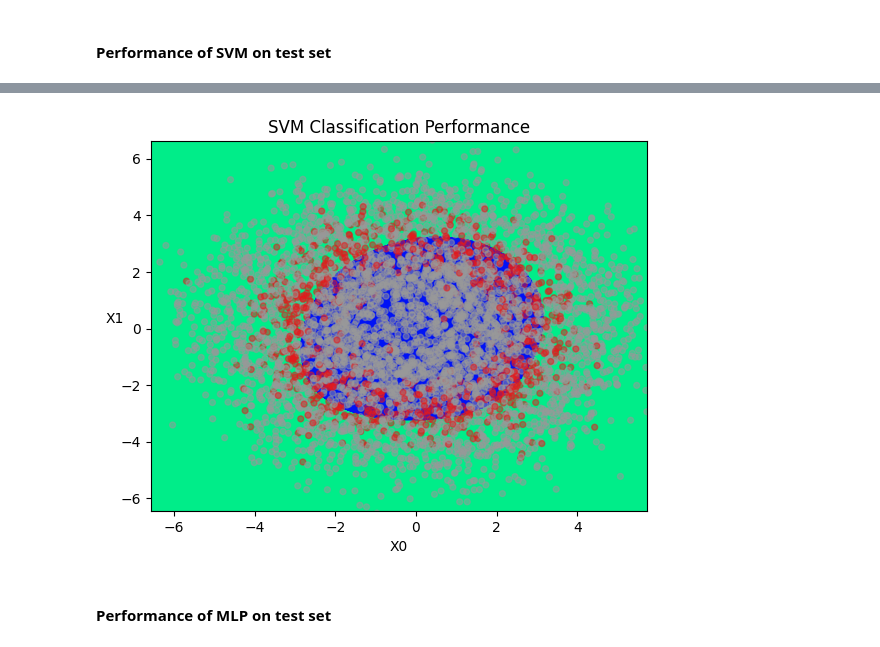
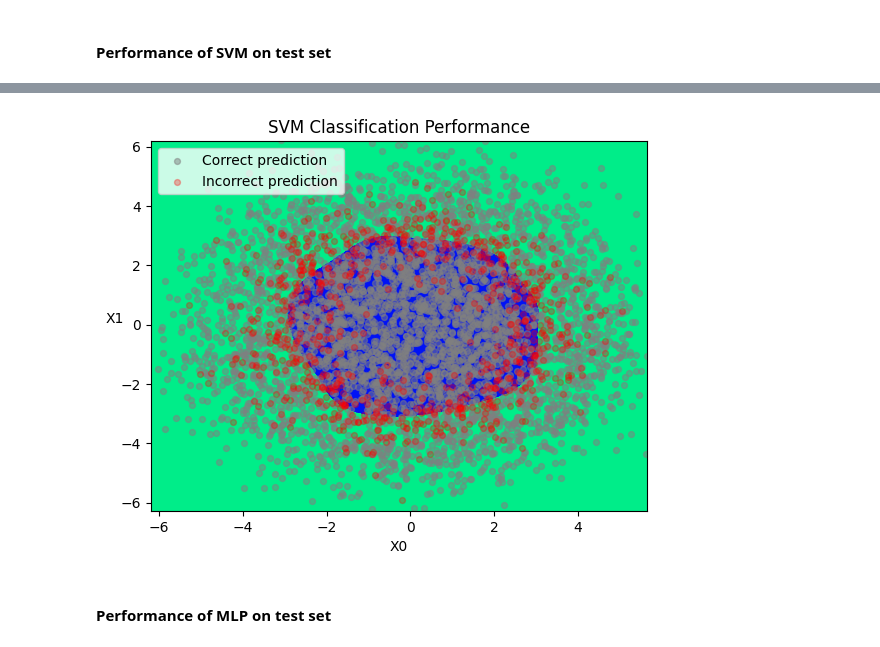
Before and after one commit to PdAlbedo/CS6140_Machine_Learning, a Jupyter notebook: A2/CS6140_Assign_2_F22_Q1_SVM_MLP.ipynb, the cells around one changed output, grey strips where cells are left out. Saved outputs shown, nothing was run; the diff lists cells and outputs as text; code cells hidden in the pictures.

```diff
--- a/A2/CS6140_Assign_2_F22_Q1_SVM_MLP.ipynb
+++ b/A2/CS6140_Assign_2_F22_Q1_SVM_MLP.ipynb
@@ -294,34 +294,40 @@ Epochs: 1000            Acc: 0.8232             MSE: 0.1768
 # %%
 svm_clf = svm.SVC(kernel = 'rbf', C = best_params_svm['C'], gamma = best_params_svm['gamma'], max_iter = 2000).fit(x_train, y_train)
 svm_prediction = plt.figure()
 
 svm_x_min, svm_x_max = x_train['x0'].min(), x_train['x0'].max()
 svm_y_min, svm_y_max = x_train['x1'].min(), x_train['x1'].max()
 svm_xx, svm_yy = np.meshgrid(np.arange(svm_x_min, svm_x_max, 0.02), np.arange(svm_y_min, svm_y_max, 0.02))
 
 svm_y_pred = svm_clf.predict(x_test)
 svm_y_p = svm_clf.predict(np.c_[svm_xx.ravel(), svm_yy.ravel()])
 svm_y_p = svm_y_p.reshape(svm_xx.shape)
 
-svm_acc_data = []
+svm_corr_x0 = []
+svm_corr_x1 = []
+svm_incorr_x0 = []
+svm_incorr_x1 = []
 for x, y, y_p in zip(np_x_test, np_y_test, svm_y_pred):
     if y == y_p:
-        svm_acc_data.append(np.append(x, 1))
+        svm_corr_x0.append(x[0])
+        svm_corr_x1.append(x[1])
     else:
-        svm_acc_data.append(np.append(x, 0))
-svm_acc_df = pd.DataFrame(svm_acc_data, columns = ['x0', 'x1', 'Label'])
+        svm_incorr_x0.append(x[0])
+        svm_incorr_x1.append(x[1])
 
 plt.contourf(svm_xx, svm_yy, svm_y_p, cmap = plt.cm.winter, alpha = 1)
-plt.scatter(svm_acc_df['x0'], svm_acc_df['x1'], s = 18, c = svm_acc_df['Label'], marker = 'o', alpha = 0.5, cmap = plt.cm.Set1)
+plt.scatter(svm_corr_x0, svm_corr_x1, s = 18, c = 'grey', alpha = 0.5, label = 'Correct prediction')
+plt.scatter(svm_incorr_x0, svm_incorr_x1, s = 18, c = 'r', alpha = 0.3, label = 'Incorrect prediction')
+plt.legend()
 plt.xlabel('X0')
 plt.ylabel('X1', rotation = 'horizontal')
 plt.xlim(svm_xx.min(), svm_xx.max())
 plt.ylim(svm_yy.min(), svm_yy.max())
 plt.title('SVM Classification Performance')
 
 svm_prediction.show()
 # %% [output]
-[figure, old version]
+[figure, new version]
 # %% [markdown]
 #### Performance of MLP on test set
 # %%
```
Also changed, not shown: parts of 8 cells of this notebook, 1 other file.
